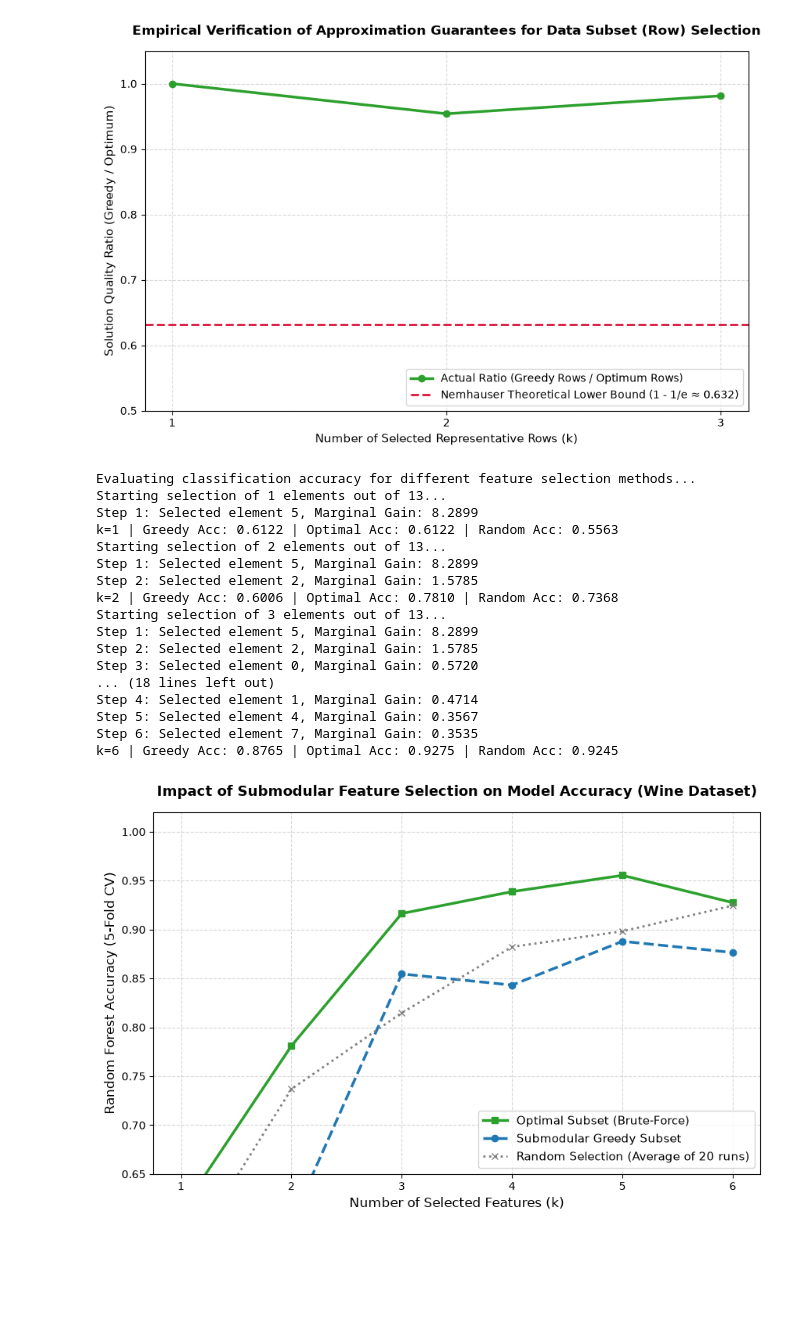
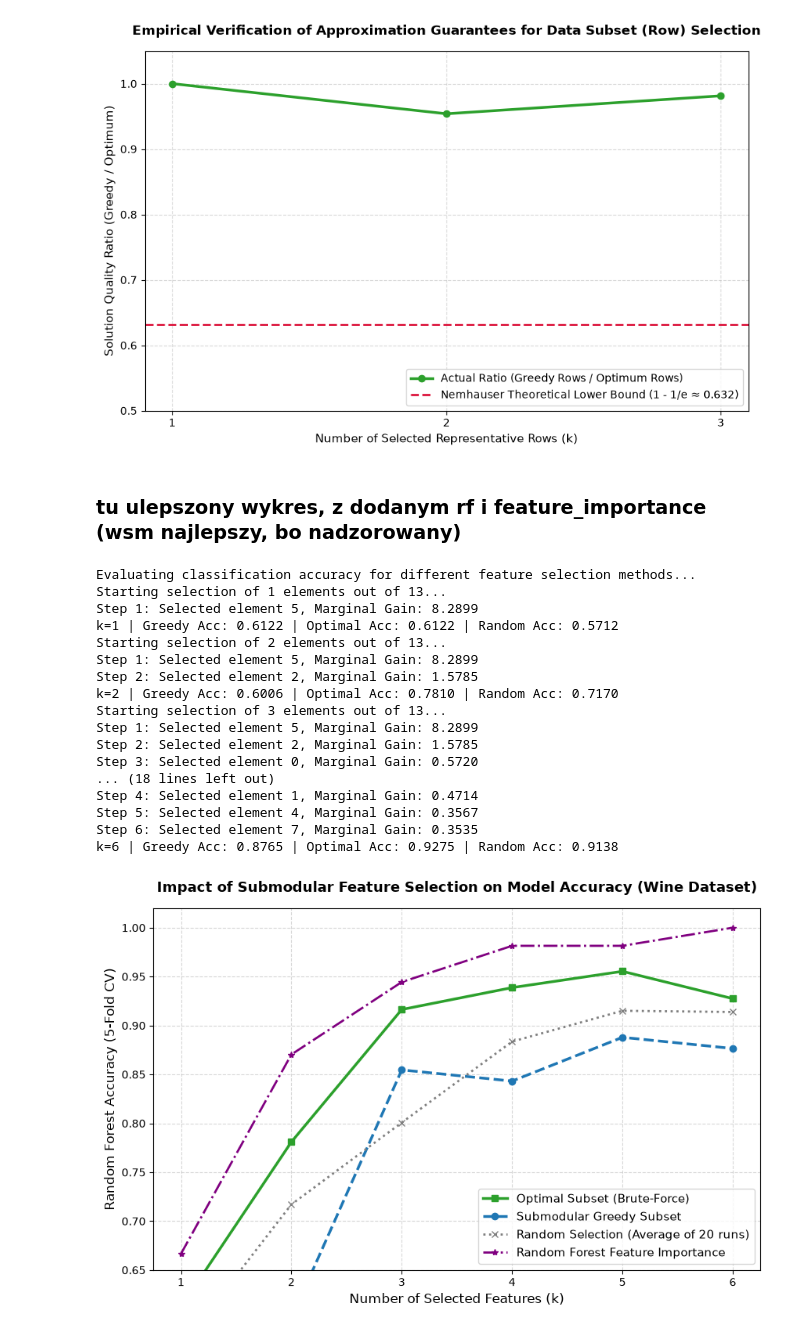
Before and after one commit to wojtek5739g/Optimization-in-Data-Analysis, a Jupyter notebook: wine2.ipynb, the cells around one changed output. Saved outputs shown, nothing was run; the diff lists cells and outputs as text; code cells hidden in the pictures; blank space fills up the shorter version.

```diff
--- a/wine2.ipynb
+++ b/wine2.ipynb
@@ -484,6 +485,8 @@ Step 2: Selected element 147, Marginal Gain: 33.8701
 Step 3: Selected element 5, Marginal Gain: 16.0021
 k= 3 | Zachłanne wiersze: 142.02 | Optymalne wiersze: 144.71 | Stosunek: 0.9814
 [figure]
+# %% [markdown]
+### tu ulepszony wykres, z dodanym rf i feature_importance (wsm najlepszy, bo nadzorowany)
 # %%
 import itertools
 import numpy as np
@@ -558,6 +561,24 @@ for k in k_values:
 
     print(f"k={k} | Greedy Acc: {acc_greedy:.4f} | Optimal Acc: {acc_optimal:.4f} | Random Acc: {np.mean(random_trials):.4f}")
 
+
+rf_selector = RandomForestClassifier(n_estimators=100, random_state=42)
+rf_selector.fit(X_train, y_train)
+indices_rf_importance = np.argsort(rf_selector.feature_importances_)[::-1]
+
+X_train_np = X_train.to_numpy() if hasattr(X_train, 'to_numpy') else np.array(X_train)
+X_test_np = X_test.to_numpy() if hasattr(X_test, 'to_numpy') else np.array(X_test)
+
+k_values_rf = list(range(1, max(k_values) + 1))
+rf_importance_accuracies = []
+
+for k in k_values_rf:
+    selected_features = indices_rf_importance[:k]
+    clf = RandomForestClassifier(n_estimators=100, random_state=42)
+    clf.fit(X_train_np[:, selected_features], y_train)
+    y_pred = clf.predict(X_test_np[:, selected_features])
+    rf_importance_accuracies.append(accuracy_score(y_test, y_pred))
+
 # --- 4. PLOTTING THE ACCURACY COMPARISON ---
 plt.figure(figsize=(10, 6))
 
@@ -565,34 +586,35 @@ plt.figure(figsize=(10, 6))
 plt.plot(k_values, accuracy_optimal, marker='s', color='#2ca02c', linewidth=2.5, label='Optimal Subset (Brute-Force)')
 plt.plot(k_values, accuracy_greedy, marker='o', color='#1f77b4', linewidth=2.5, linestyle='--', label='Submodular Greedy Subset')
 plt.plot(k_values, accuracy_random, marker='x', color='#7f7f7f', linewidth=2.0, linestyle=':', label='Random Selection (Average of 20 runs)')
+plt.plot(k_values_rf, rf_importance_accuracies, marker='*', color='purple', linestyle='-.', linewidth=2, label='Random Forest Feature Importance')
 
 # Chart layout styling
 plt.title("Impact of Submodular Feature Selection on Model Accuracy (Wine Dataset)", fontsize=13, fontweight='bold', pad=15)
 plt.xlabel("Number of Selected Features (k)", fontsize=12)
 plt.ylabel("Random Forest Accuracy (5-Fold CV)", fontsize=12)
 plt.xticks(k_values)
 plt.ylim(0.65, 1.02)
 plt.grid(True, linestyle='--', alpha=0.5)
 plt.legend(loc='lower right', fontsize=11)
 
 # Display the chart
 plt.show()
 # %% [output]
 Evaluating classification accuracy for different feature selection methods...
 Starting selection of 1 elements out of 13...
 Step 1: Selected element 5, Marginal Gain: 8.2899
-k=1 | Greedy Acc: 0.6122 | Optimal Acc: 0.6122 | Random Acc: 0.5563
+k=1 | Greedy Acc: 0.6122 | Optimal Acc: 0.6122 | Random Acc: 0.5712
 Starting selection of 2 elements out of 13...
 Step 1: Selected element 5, Marginal Gain: 8.2899
 Step 2: Selected element 2, Marginal Gain: 1.5785
-k=2 | Greedy Acc: 0.6006 | Optimal Acc: 0.7810 | Random Acc: 0.7368
+k=2 | Greedy Acc: 0.6006 | Optimal Acc: 0.7810 | Random Acc: 0.7170
 Starting selection of 3 elements out of 13...
 Step 1: Selected element 5, Marginal Gain: 8.2899
 Step 2: Selected element 2, Marginal Gain: 1.5785
 Step 3: Selected element 0, Marginal Gain: 0.5720
 ... (18 lines left out)
 Step 4: Selected element 1, Marginal Gain: 0.4714
 Step 5: Selected element 4, Marginal Gain: 0.3567
 Step 6: Selected element 7, Marginal Gain: 0.3535
-k=6 | Greedy Acc: 0.8765 | Optimal Acc: 0.9275 | Random Acc: 0.9245
+k=6 | Greedy Acc: 0.8765 | Optimal Acc: 0.9275 | Random Acc: 0.9138
-[figure, old version]
+[figure, new version]
```
Also changed, not shown: parts of 4 cells of this notebook, 2 other files.
